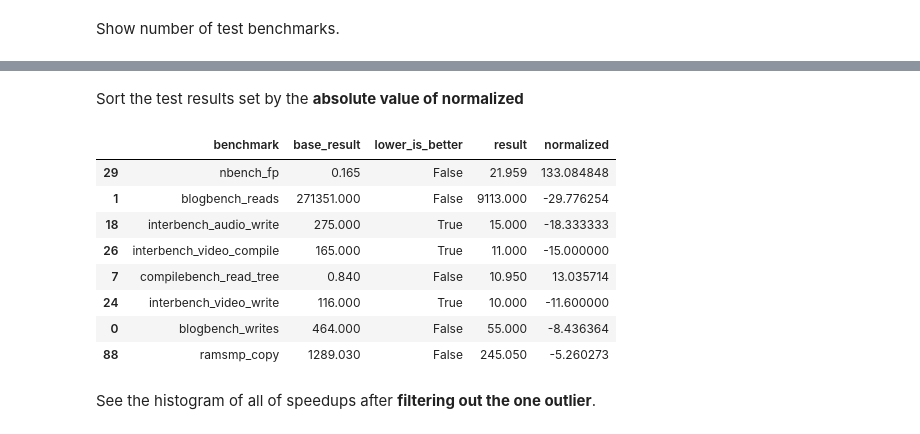
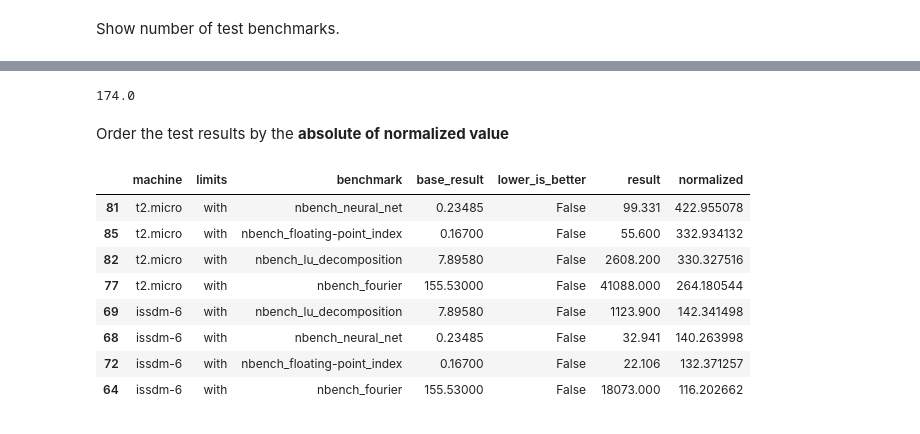
Before and after one commit to ljishen/srl, a Jupyter notebook: kivier/experiments/benchmarking/visualize_2.ipynb, the cells around one changed output, grey strips where cells are left out. Saved outputs shown, nothing was run; the diff lists cells and outputs as text; code cells hidden in the pictures.

```diff
--- a/kivier/experiments/benchmarking/visualize_2.ipynb
+++ b/kivier/experiments/benchmarking/visualize_2.ipynb
@@ -213,6 +351,6 @@ Now we use **9** other benchmark programs to verify this result. These programs
 # %% [markdown]
 Read verification tests data.
 # %%
-df = pd.read_csv('verification/alltests_with_normalized_results_1.0.csv')
+df_verification = pd.read_csv('verification/results/2/alltests_with_normalized_results_1.0.csv')
 # %% [markdown]
 Show number of test benchmarks.
@@ -233,16 +357,19 @@ sns.barplot(x='benchmark', y='normalized', data=df)
+# %%
+len(df_verification) / 2
+# %% [output]
+174.0
 # %% [markdown]
-Sort the test results set by the **absolute value of normalized**
+Order the test results by the **absolute of normalized value**
 # %%
-df.reindex(df.normalized.abs().sort_values(ascending=0).index).head(8)
+df_verification_rank = df_verification.reindex(df_verification.normalized.abs().sort_values(ascending=0).index)
+df_verification_rank.head(8)
 # %% [output]
-|  | benchmark | base_result | lower_is_better | result | normalized |
-| 29 | nbench_fp | 0.165 | False | 21.959 | 133.084848 |
-| 1 | blogbench_reads | 271351.000 | False | 9113.000 | -29.776254 |
-| 18 | interbench_audio_write | 275.000 | True | 15.000 | -18.333333 |
-| 26 | interbench_video_compile | 165.000 | True | 11.000 | -15.000000 |
-| 7 | compilebench_read_tree | 0.840 | False | 10.950 | 13.035714 |
-| 24 | interbench_video_write | 116.000 | True | 10.000 | -11.600000 |
-| 0 | blogbench_writes | 464.000 | False | 55.000 | -8.436364 |
-| 88 | ramsmp_copy | 1289.030 | False | 245.050 | -5.260273 |
+|  | machine | limits | benchmark | base_result | lower_is_better | result | normalized |
+| 81 | t2.micro | with | nbench_neural_net | 0.23485 | False | 99.331 | 422.955078 |
+| 85 | t2.micro | with | nbench_floating-point_index | 0.16700 | False | 55.600 | 332.934132 |
+| 82 | t2.micro | with | nbench_lu_decomposition | 7.89580 | False | 2608.200 | 330.327516 |
+| 77 | t2.micro | with | nbench_fourier | 155.53000 | False | 41088.000 | 264.180544 |
+| 69 | issdm-6 | with | nbench_lu_decomposition | 7.89580 | False | 1123.900 | 142.341498 |
+| 68 | issdm-6 | with | nbench_neural_net | 0.23485 | False | 32.941 | 140.263998 |
+| 72 | issdm-6 | with | nbench_floating-point_index | 0.16700 | False | 22.106 | 132.371257 |
+| 64 | issdm-6 | with | nbench_fourier | 155.53000 | False | 18073.000 | 116.202662 |
-# %% [markdown]
-See the histogram of all of speedups after **filtering out the one outlier**.
```
Also changed, not shown: parts of 109 cells of this notebook, 1 other file.
